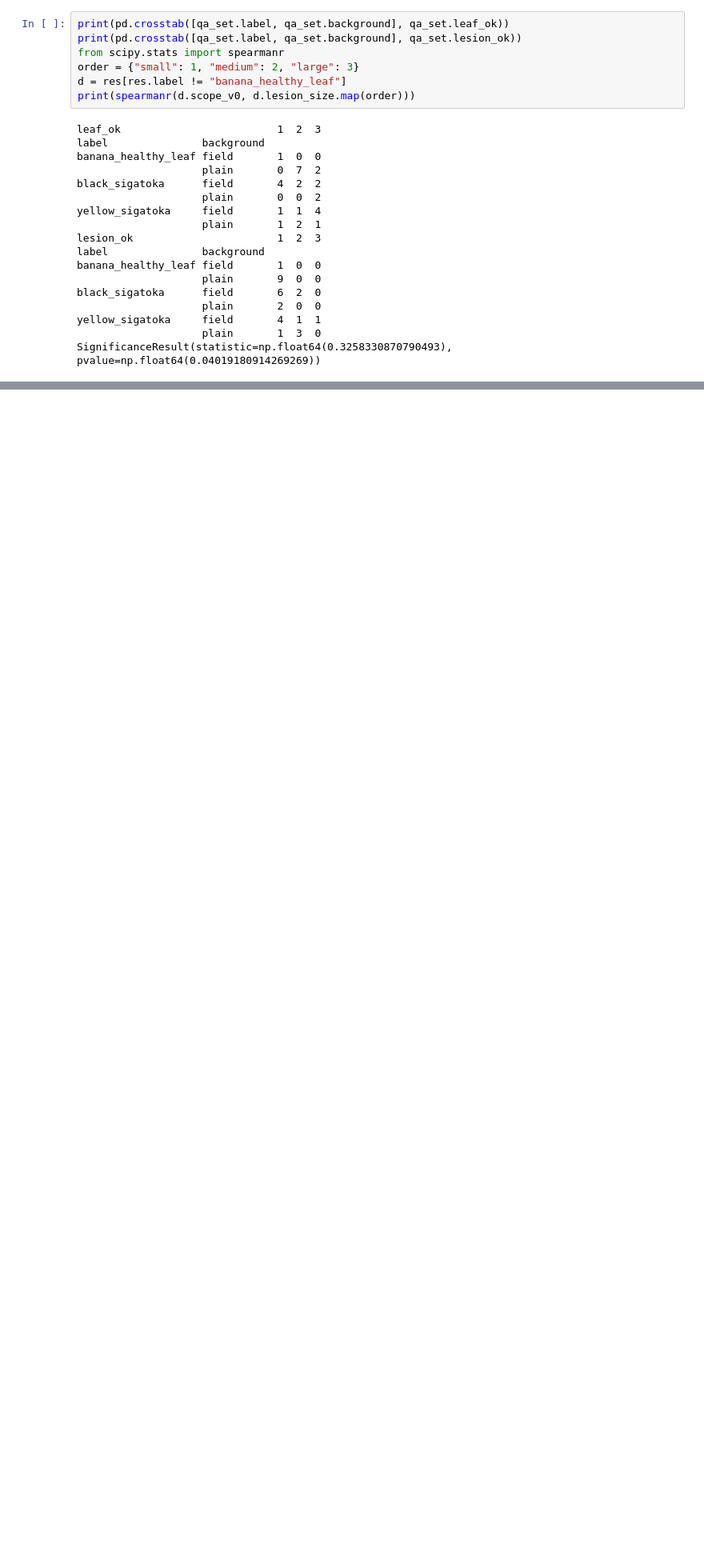
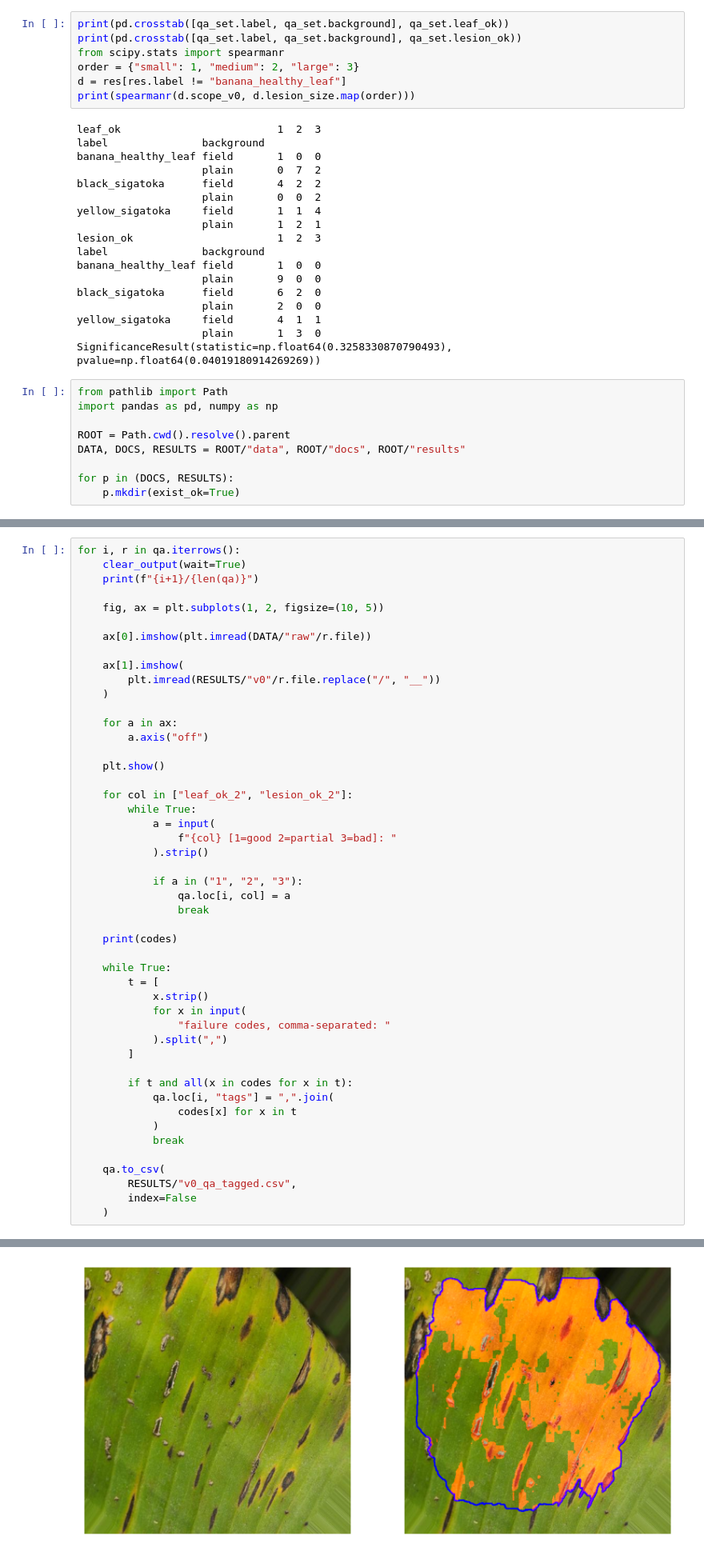
Before and after one commit to myd9890/J26-IT-408, a Jupyter notebook: component-3/notebook/03_scope_baseline.ipynb, the cells around one changed output, grey strips where cells are left out. Shown at 80% size. Cells and saved outputs as stored; diff of their text form; blank space fills up the shorter version.

```diff
--- a/component-3/notebook/03_scope_baseline.ipynb
+++ b/component-3/notebook/03_scope_baseline.ipynb
@@ -96,3 +96,12 @@ black_sigatoka      field       6  2  0
 yellow_sigatoka     field       4  1  1
                     plain       1  3  0
 SignificanceResult(statistic=np.float64(0.3258330870790493), pvalue=np.float64(0.04019180914269269))
+# %%
+from pathlib import Path
+import pandas as pd, numpy as np
+
+ROOT = Path.cwd().resolve().parent
+DATA, DOCS, RESULTS = ROOT/"data", ROOT/"docs", ROOT/"results"
+
+for p in (DOCS, RESULTS):
+    p.mkdir(exist_ok=True)
@@ -98,0 +231,49 @@ SignificanceResult(statistic=np.float64(0.3258330870790493), pvalue=np.float64(0
+# %%
+for i, r in qa.iterrows():
+    clear_output(wait=True)
+    print(f"{i+1}/{len(qa)}")
+
+    fig, ax = plt.subplots(1, 2, figsize=(10, 5))
+
+    ax[0].imshow(plt.imread(DATA/"raw"/r.file))
+
+    ax[1].imshow(
+        plt.imread(RESULTS/"v0"/r.file.replace("/", "__"))
+    )
+
+    for a in ax:
+        a.axis("off")
+
+    plt.show()
+
+    for col in ["leaf_ok_2", "lesion_ok_2"]:
+        while True:
+            a = input(
+                f"{col} [1=good 2=partial 3=bad]: "
+            ).strip()
+
+            if a in ("1", "2", "3"):
+                qa.loc[i, col] = a
+                break
+
+    print(codes)
+
+    while True:
+        t = [
+            x.strip()
+            for x in input(
+                "failure codes, comma-separated: "
+            ).split(",")
+        ]
+
+        if t and all(x in codes for x in t):
+            qa.loc[i, "tags"] = ",".join(
+                codes[x] for x in t
+            )
+            break
+
+    qa.to_csv(
+        RESULTS/"v0_qa_tagged.csv",
+        index=False
+    )
+# %% [output]
@@ -98,0 +281 @@ SignificanceResult(statistic=np.float64(0.3258330870790493), pvalue=np.float64(0
+[figure, added]
```
Also changed, not shown: parts of 6 cells of this notebook, 7 other files.
